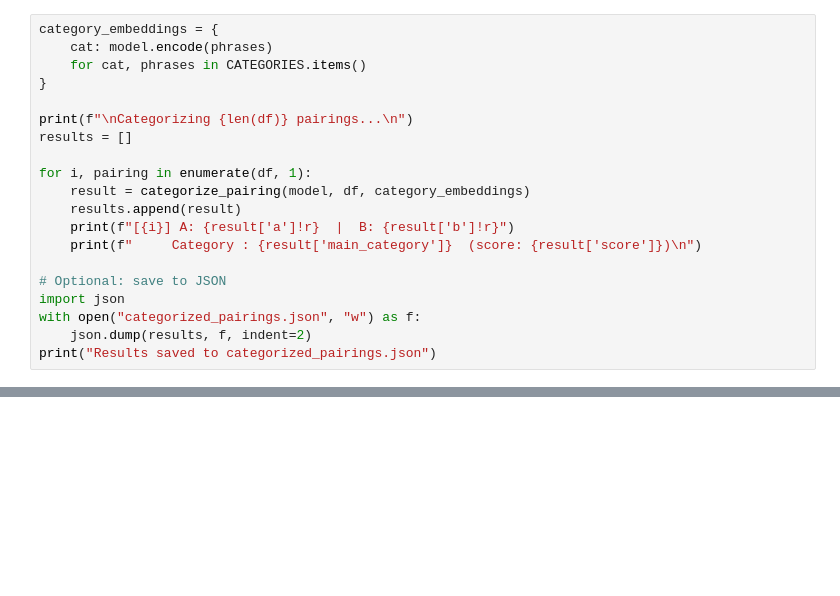
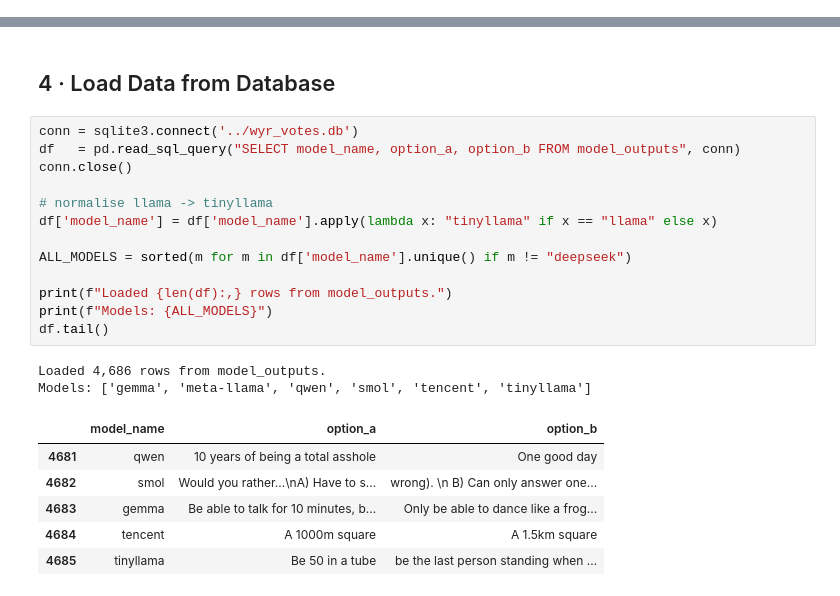
Before and after one commit to MasterMilkX/would-you-rather-llm, a Jupyter notebook: analysis/data_analysis.ipynb, the cells around one changed output, grey strips where cells are left out. Cells and saved outputs as stored; diff of their text form; blank space fills up the shorter version.

Commit message:
data analysis notebook

```diff
--- a/analysis/data_analysis.ipynb
+++ b/analysis/data_analysis.ipynb
@@ -257,20 +0,0 @@ Chart saved as 'model_entries_visualization.png'
-# %%
-category_embeddings = {
-    cat: model.encode(phrases)
-    for cat, phrases in CATEGORIES.items()
-}
-
-print(f"\nCategorizing {len(df)} pairings...\n")
-results = []
-
-for i, pairing in enumerate(df, 1):
-    result = categorize_pairing(model, df, category_embeddings)
-    results.append(result)
-    print(f"[{i}] A: {result['a']!r}  |  B: {result['b']!r}")
-    print(f"     Category : {result['main_category']}  (score: {result['score']})\n")
-
-# Optional: save to JSON
-import json
-with open("categorized_pairings.json", "w") as f:
-    json.dump(results, f, indent=2)
-print("Results saved to categorized_pairings.json")
@@ -278,0 +105,24 @@ NameError: name 'CATEGORIES' is not defined
+# %% [markdown]
+## 4 · Load Data from Database
+# %%
+conn = sqlite3.connect('../wyr_votes.db')
+df   = pd.read_sql_query("SELECT model_name, option_a, option_b FROM model_outputs", conn)
+conn.close()
+
+# normalise llama -> tinyllama
+df['model_name'] = df['model_name'].apply(lambda x: "tinyllama" if x == "llama" else x)
+
+ALL_MODELS = sorted(m for m in df['model_name'].unique() if m != "deepseek")
+
+print(f"Loaded {len(df):,} rows from model_outputs.")
+print(f"Models: {ALL_MODELS}")
+df.tail()
+# %% [output]
+Loaded 4,686 rows from model_outputs.
+Models: ['gemma', 'meta-llama', 'qwen', 'smol', 'tencent', 'tinyllama']
+|  | model_name | option_a | option_b |
+| 4681 | qwen | 10 years of being a total asshole | One good day |
+| 4682 | smol | Would you rather...\nA) Have to s... | wrong). \n B) Can only answer one... |
+| 4683 | gemma | Be able to talk for 10 minutes, b... | Only be able to dance like a frog... |
+| 4684 | tencent | A 1000m square | A 1.5km square |
+| 4685 | tinyllama | Be 50 in a tube | be the last person standing when ... |
```
Also changed, not shown: parts of 39 cells of this notebook, 10 other files.
